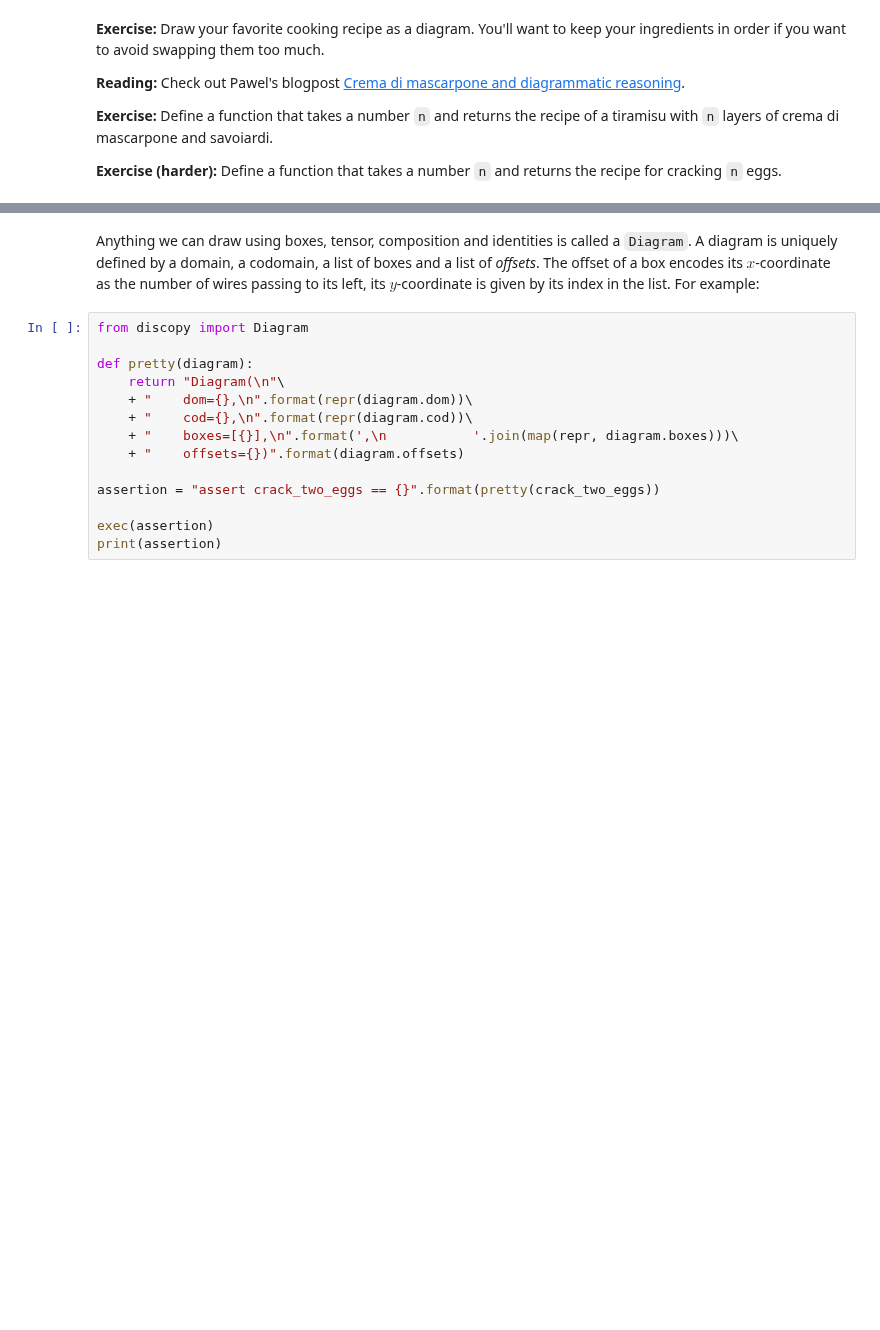
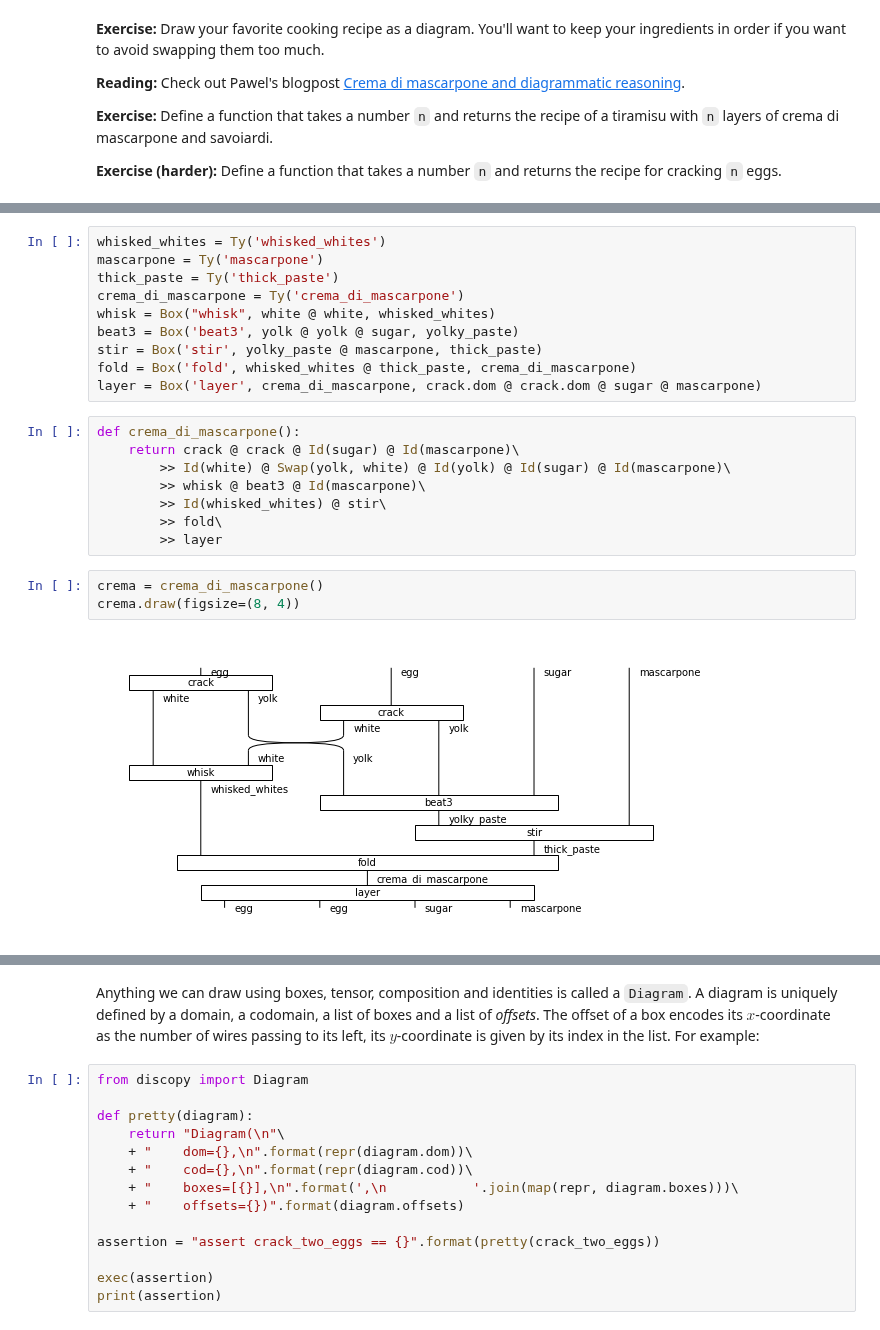
Before and after one commit to CDL-Quantum/CohortProject_2021, a Jupyter notebook: Week4_NLP/qnlp-tutorial.ipynb, the cells around one changed output, grey strips where cells are left out. Drawn from its saved outputs; the diff is of its cells as text; blank space fills up the shorter version.

```diff
--- a/Week4_NLP/qnlp-tutorial.ipynb
+++ b/Week4_NLP/qnlp-tutorial.ipynb
@@ -89,0 +115,23 @@ crack_two_eggs.draw(figsize=(3, 4))
+# %%
+whisked_whites = Ty('whisked_whites')
+mascarpone = Ty('mascarpone')
+thick_paste = Ty('thick_paste')
+crema_di_mascarpone = Ty('crema_di_mascarpone')
+whisk = Box("whisk", white @ white, whisked_whites)
+beat3 = Box('beat3', yolk @ yolk @ sugar, yolky_paste)
+stir = Box('stir', yolky_paste @ mascarpone, thick_paste)
+fold = Box('fold', whisked_whites @ thick_paste, crema_di_mascarpone)
+layer = Box('layer', crema_di_mascarpone, crack.dom @ crack.dom @ sugar @ mascarpone)
+# %%
+def crema_di_mascarpone():
+    return crack @ crack @ Id(sugar) @ Id(mascarpone)\
+        >> Id(white) @ Swap(yolk, white) @ Id(yolk) @ Id(sugar) @ Id(mascarpone)\
+        >> whisk @ beat3 @ Id(mascarpone)\
+        >> Id(whisked_whites) @ stir\
+        >> fold\
+        >> layer
+# %%
+crema = crema_di_mascarpone()
+crema.draw(figsize=(8, 4))
+# %% [output]
+[figure, added]
```
Also changed, not shown: parts of 52 cells of this notebook, 3 other files.
